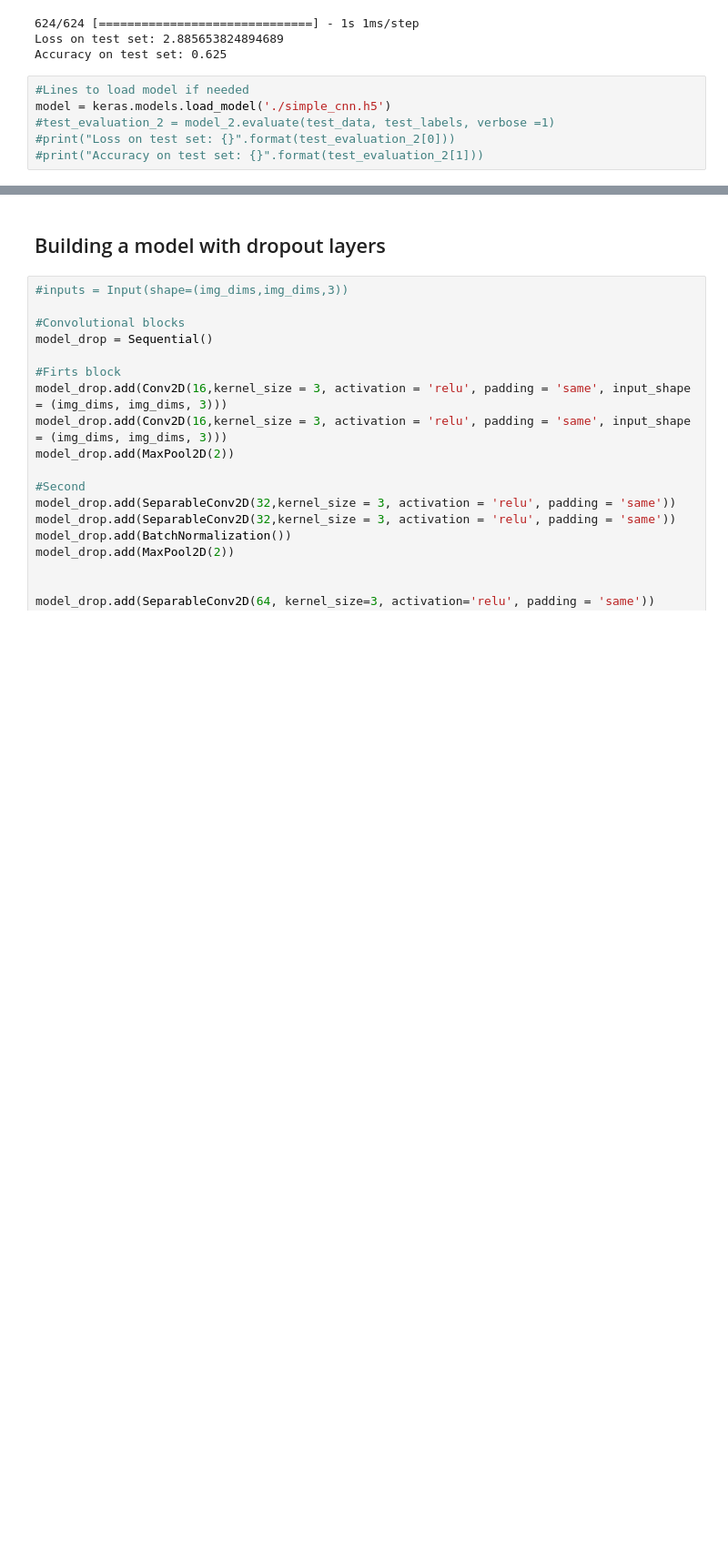
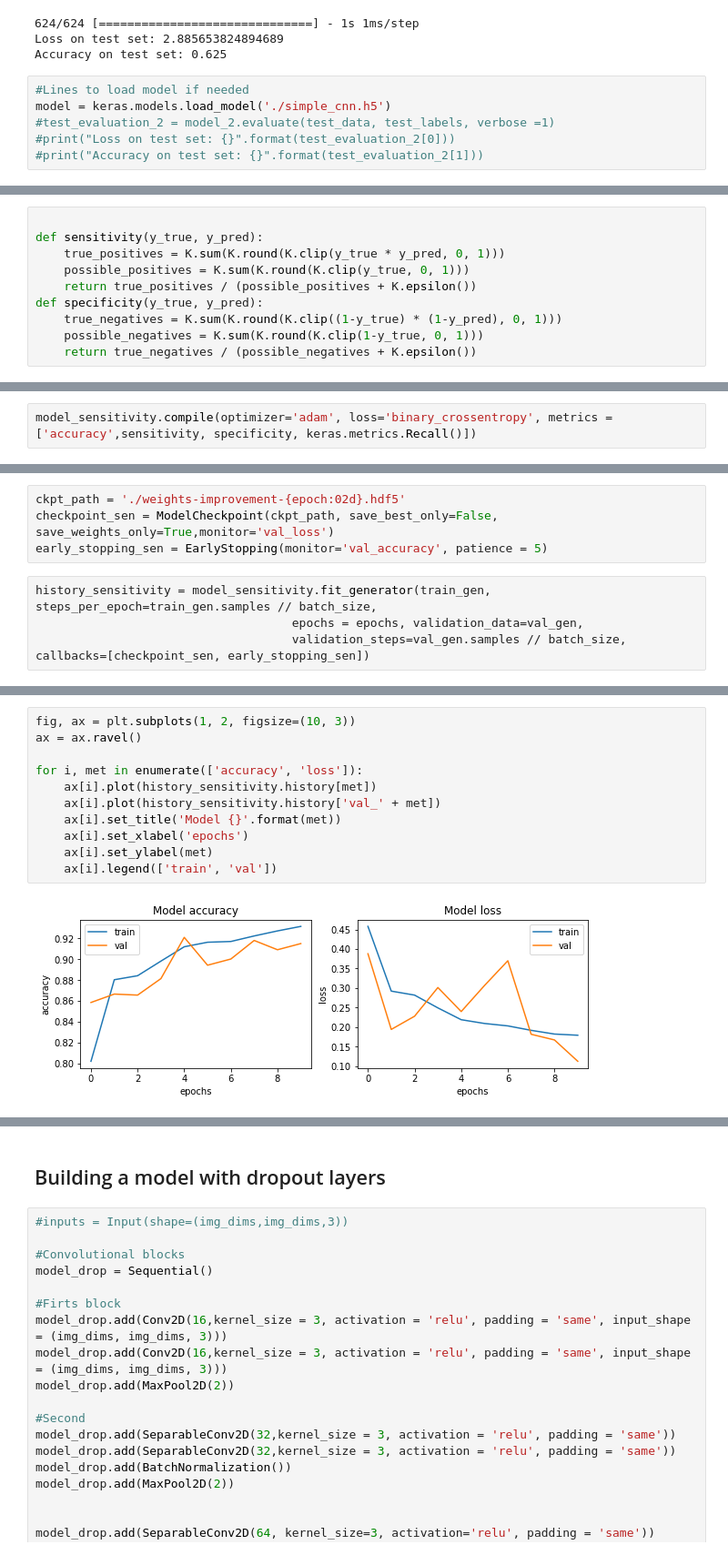
Before and after one commit to carrillovalenciam/Guideline_CNN_X_Ray_Pneumonia, a Jupyter notebook: Pneumonia_XRay.ipynb, the cells around one changed output, grey strips where cells are left out. Shown at 91% size. Cells and saved outputs as stored; diff of their text form; blank space fills up the shorter version.

Commit message:
New metrics on model
Compile model with metrics:
sensitivity, specificity and recall

```diff
--- a/Pneumonia_XRay.ipynb
+++ b/Pneumonia_XRay.ipynb
@@ -240,0 +266,10 @@ From the results, it is easy to observe how the simplicity of the network dificu
+# %%
+
+def sensitivity(y_true, y_pred):
+    true_positives = K.sum(K.round(K.clip(y_true * y_pred, 0, 1)))
+    possible_positives = K.sum(K.round(K.clip(y_true, 0, 1)))
+    return true_positives / (possible_positives + K.epsilon())
+def specificity(y_true, y_pred):
+    true_negatives = K.sum(K.round(K.clip((1-y_true) * (1-y_pred), 0, 1)))
+    possible_negatives = K.sum(K.round(K.clip(1-y_true, 0, 1)))
+    return true_negatives / (possible_negatives + K.epsilon())
@@ -240,0 +313,2 @@ From the results, it is easy to observe how the simplicity of the network dificu
+# %%
+model_sensitivity.compile(optimizer='adam', loss='binary_crossentropy', metrics = ['accuracy',sensitivity, specificity, keras.metrics.Recall()])
@@ -240,0 +335,8 @@ From the results, it is easy to observe how the simplicity of the network dificu
+# %%
+ckpt_path = './weights-improvement-{epoch:02d}.hdf5'
+checkpoint_sen = ModelCheckpoint(ckpt_path, save_best_only=False, save_weights_only=True,monitor='val_loss')
+early_stopping_sen = EarlyStopping(monitor='val_accuracy', patience = 5)
+# %%
+history_sensitivity = model_sensitivity.fit_generator(train_gen, steps_per_epoch=train_gen.samples // batch_size,
+                                    epochs = epochs, validation_data=val_gen,
+                                    validation_steps=val_gen.samples // batch_size, callbacks=[checkpoint_sen, early_stopping_sen])
@@ -240,0 +382,13 @@ From the results, it is easy to observe how the simplicity of the network dificu
+# %%
+fig, ax = plt.subplots(1, 2, figsize=(10, 3))
+ax = ax.ravel()
+
+for i, met in enumerate(['accuracy', 'loss']):
+    ax[i].plot(history_sensitivity.history[met])
+    ax[i].plot(history_sensitivity.history['val_' + met])
+    ax[i].set_title('Model {}'.format(met))
+    ax[i].set_xlabel('epochs')
+    ax[i].set_ylabel(met)
+    ax[i].legend(['train', 'val'])
+# %% [output]
+[figure, added]
```
Also changed, not shown: parts of 19 cells of this notebook.
